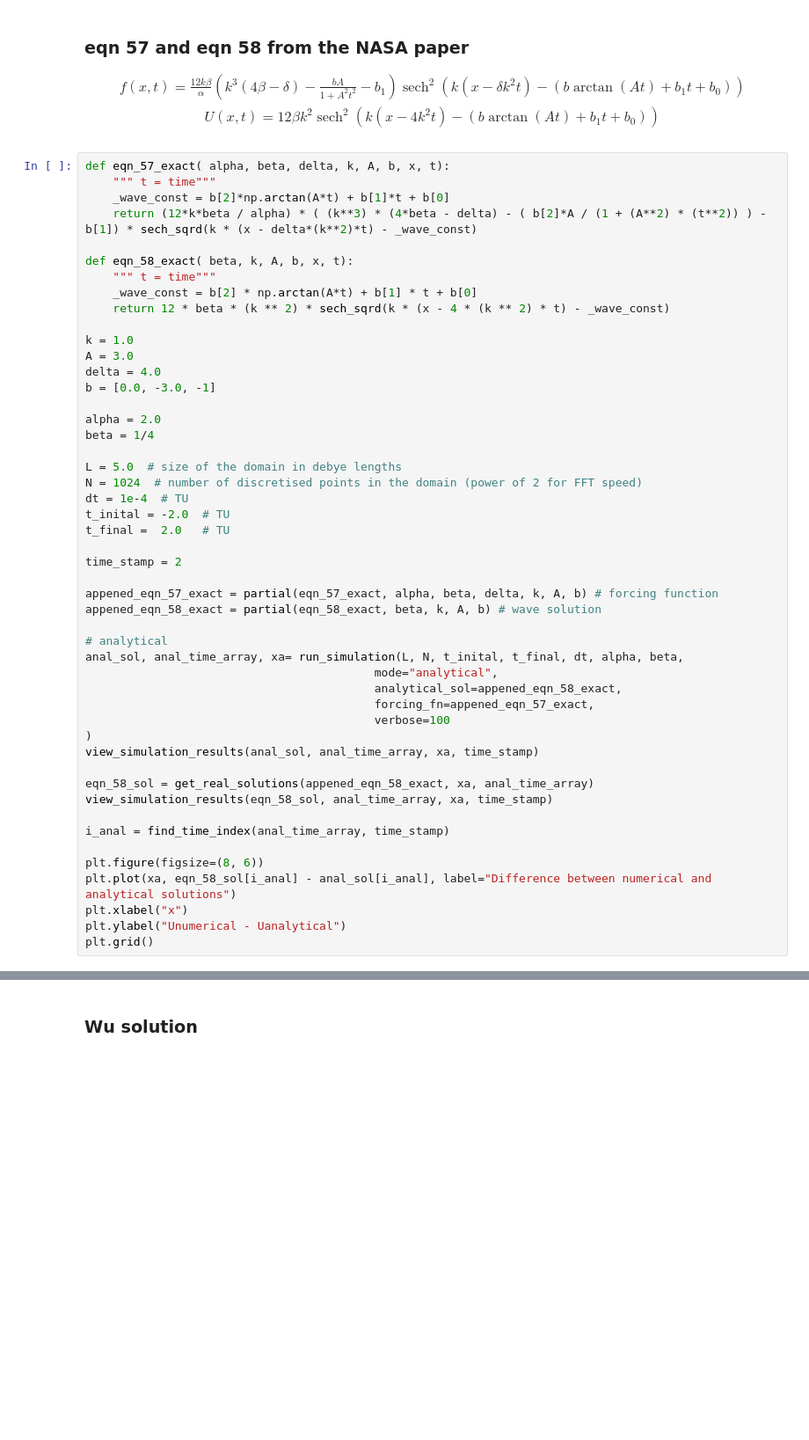
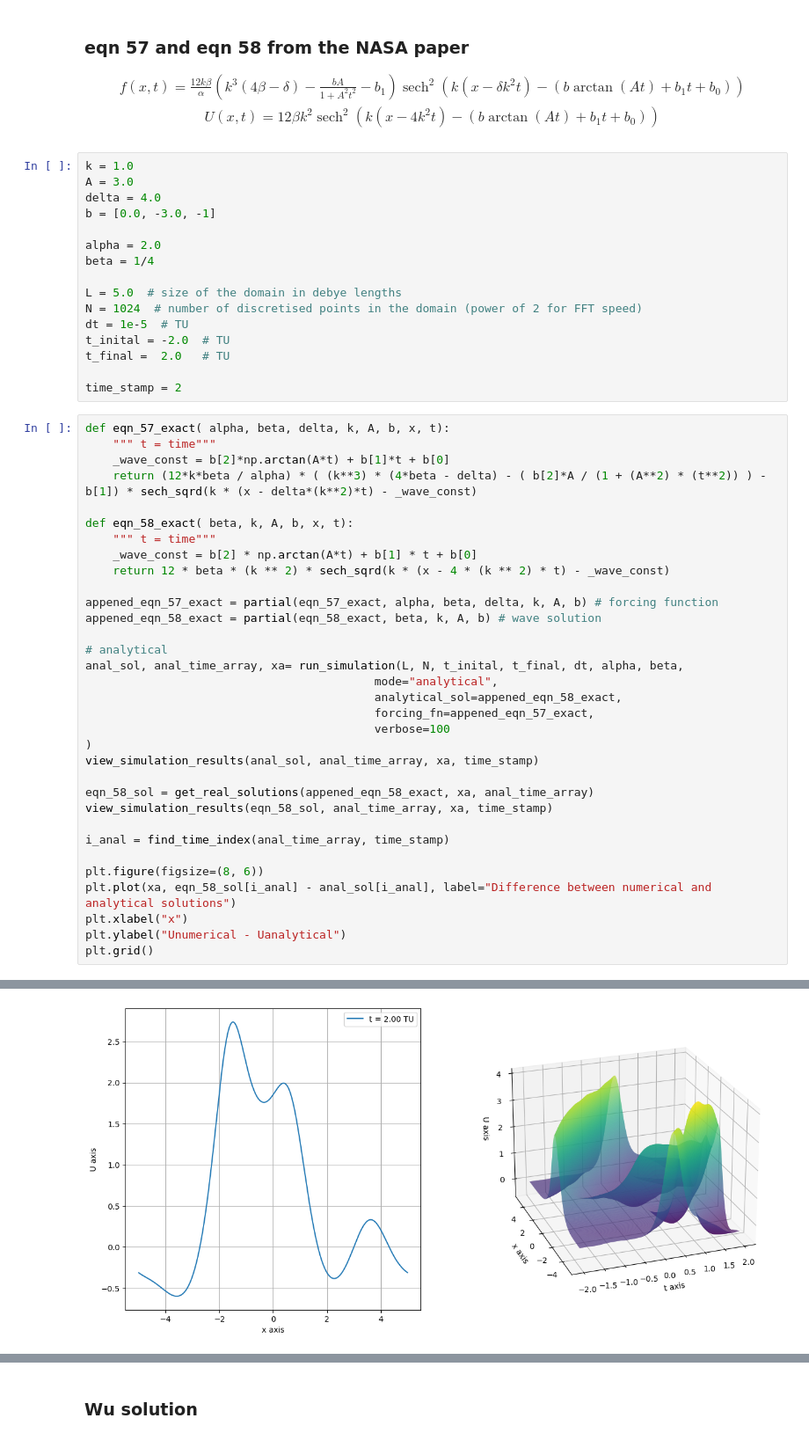
Before and after one commit to lsewards/Forced-kdv-plasma-solitons-simulation, a Jupyter notebook: Plasma soltion simulation.ipynb, the cells around one changed output, grey strips where cells are left out. Shown at 88% size. Drawn from its saved outputs; the diff is of its cells as text; blank space fills up the shorter version.

```diff
--- a/Plasma soltion simulation.ipynb
+++ b/Plasma soltion simulation.ipynb
@@ -401,6 +322,22 @@ f(x, t)=\frac{12 k \beta}{\alpha}\left(k^3(4 \beta-\delta)-\frac{b A}{1+A^2 t^2}
 U(x, t)=12 \beta k^2 \operatorname{sech}^2\left(k\left(x-4 k^2 t\right)-\left(b \arctan (A t)+b_1 t+b_0\right)\right)
 \end{gathered}
 $$
+# %%
+k = 1.0
+A = 3.0
+delta = 4.0
+b = [0.0, -3.0, -1]
+
+alpha = 2.0
+beta = 1/4
+
+L = 5.0  # size of the domain in debye lengths
+N = 1024  # number of discretised points in the domain (power of 2 for FFT speed)
+dt = 1e-5  # TU
+t_inital = -2.0  # TU
+t_final =  2.0   # TU
+
+time_stamp = 2
 # %%
 def eqn_57_exact( alpha, beta, delta, k, A, b, x, t):
     """ t = time"""
@@ -411,22 +348,6 @@ def eqn_58_exact( beta, k, A, b, x, t):
     """ t = time"""
     _wave_const = b[2] * np.arctan(A*t) + b[1] * t + b[0]
     return 12 * beta * (k ** 2) * sech_sqrd(k * (x - 4 * (k ** 2) * t) - _wave_const)
-
-k = 1.0
-A = 3.0
-delta = 4.0
-b = [0.0, -3.0, -1]
-
-alpha = 2.0
-beta = 1/4
-
-L = 5.0  # size of the domain in debye lengths
-N = 1024  # number of discretised points in the domain (power of 2 for FFT speed)
-dt = 1e-4  # TU
-t_inital = -2.0  # TU
-t_final =  2.0   # TU
-
-time_stamp = 2
 
 appened_eqn_57_exact = partial(eqn_57_exact, alpha, beta, delta, k, A, b) # forcing function
 appened_eqn_58_exact = partial(eqn_58_exact, beta, k, A, b) # wave solution
@@ -450,3 +371,4 @@ plt.plot(xa, eqn_58_sol[i_anal] - anal_sol[i_anal], label="Difference between nu
 plt.xlabel("x")
 plt.ylabel("Unumerical - Uanalytical")
 plt.grid()
+# %% [output]
@@ -452,0 +392 @@ plt.grid()
+[figure, added]
```
Also changed, not shown: parts of 16 cells of this notebook, 1 other file.
